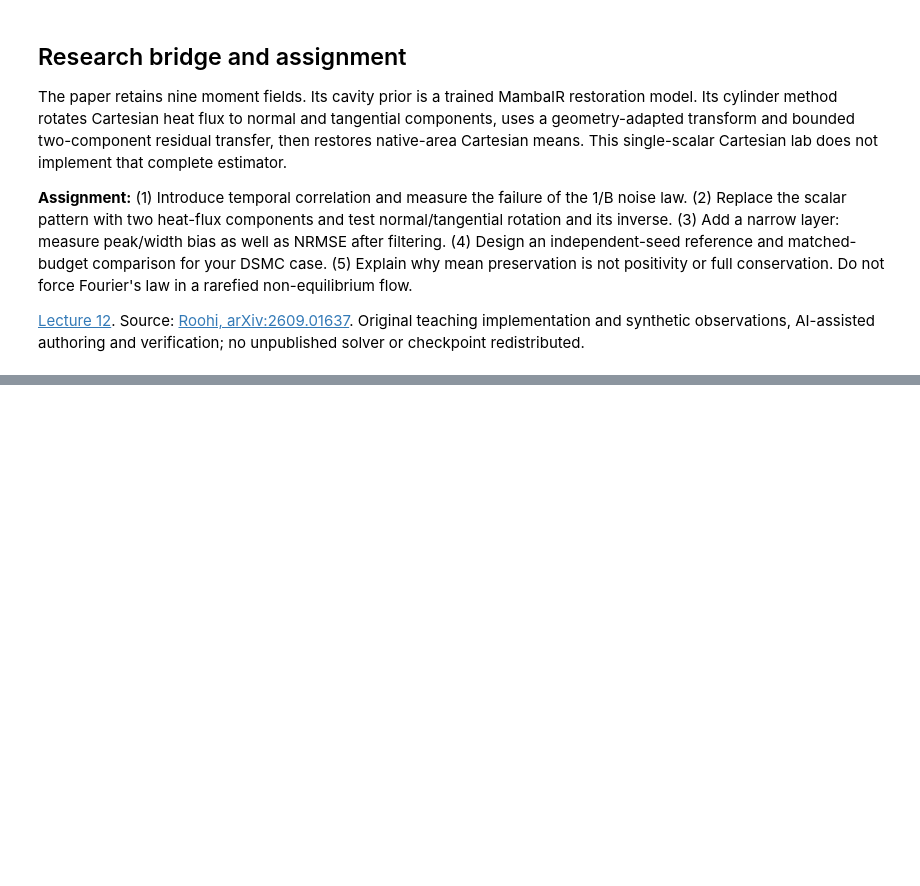
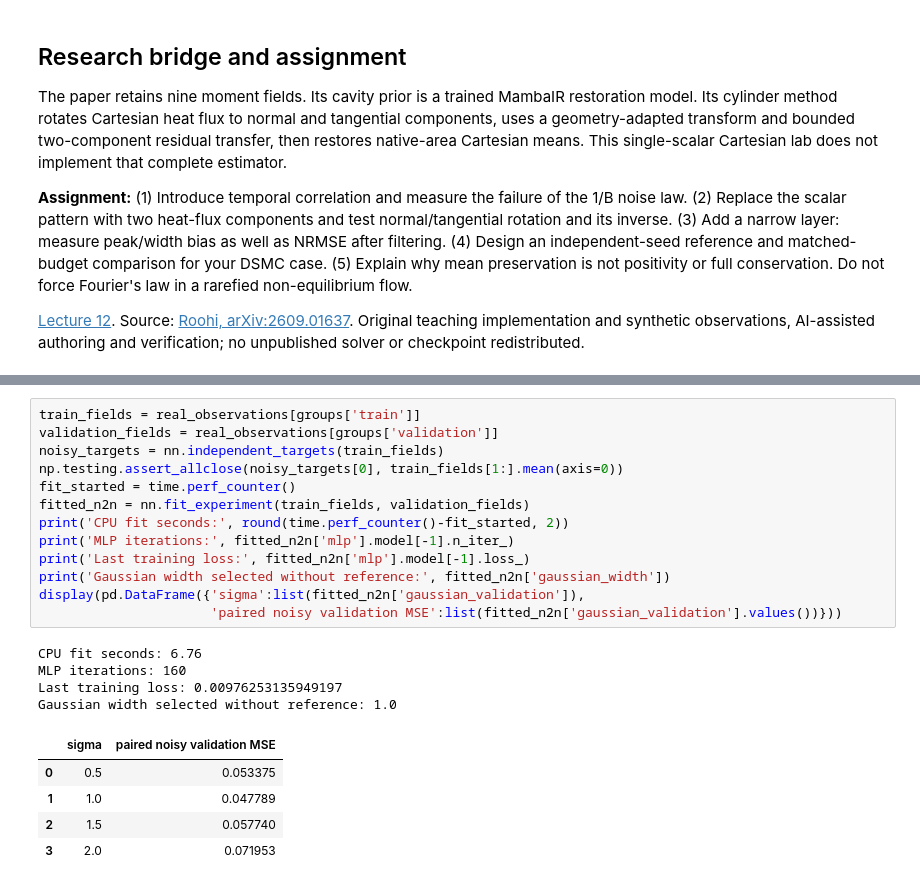
Before and after one commit to Ehsan-Roohi/FlowMLLab, a Jupyter notebook: notebooks/week12/W12_DSMC_Moment_Reconstruction.ipynb, the cells around one changed output, grey strips where cells are left out. Drawn from its saved outputs; the diff is of its cells as text; blank space fills up the shorter version.

```diff
--- a/notebooks/week12/W12_DSMC_Moment_Reconstruction.ipynb
+++ b/notebooks/week12/W12_DSMC_Moment_Reconstruction.ipynb
@@ -314,0 +316,23 @@ shared reference and all-seed scores; it is not the complete research data.
+# %%
+train_fields = real_observations[groups['train']]
+validation_fields = real_observations[groups['validation']]
+noisy_targets = nn.independent_targets(train_fields)
+np.testing.assert_allclose(noisy_targets[0], train_fields[1:].mean(axis=0))
+fit_started = time.perf_counter()
+fitted_n2n = nn.fit_experiment(train_fields, validation_fields)
+print('CPU fit seconds:', round(time.perf_counter()-fit_started, 2))
+print('MLP iterations:', fitted_n2n['mlp'].model[-1].n_iter_)
+print('Last training loss:', fitted_n2n['mlp'].model[-1].loss_)
+print('Gaussian width selected without reference:', fitted_n2n['gaussian_width'])
+display(pd.DataFrame({'sigma':list(fitted_n2n['gaussian_validation']),
+                      'paired noisy validation MSE':list(fitted_n2n['gaussian_validation'].values())}))
+# %% [output]
+CPU fit seconds: 6.76
+MLP iterations: 160
+Last training loss: 0.00976253135949197
+Gaussian width selected without reference: 1.0
+|  | sigma | paired noisy validation MSE |
+| 0 | 0.5 | 0.053375 |
+| 1 | 1.0 | 0.047789 |
+| 2 | 1.5 | 0.057740 |
+| 3 | 2.0 | 0.071953 |
```
Also changed, not shown: parts of 12 cells of this notebook, 26 other files.
